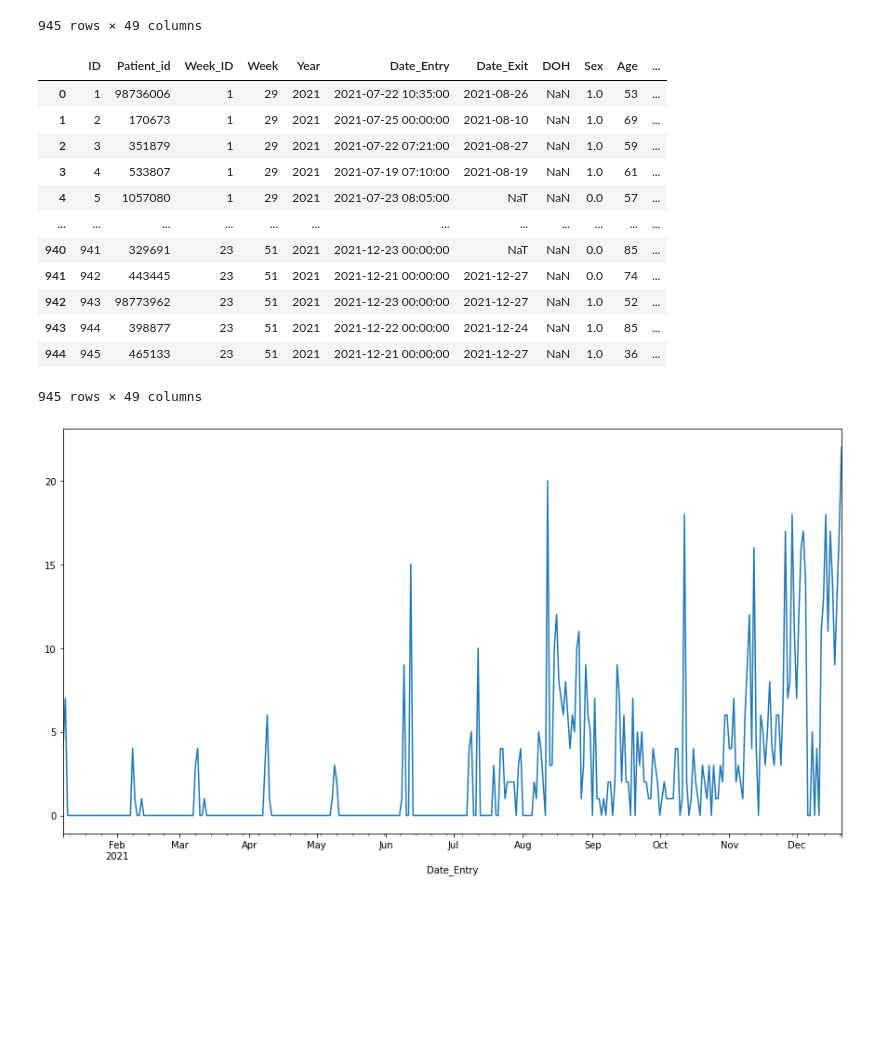
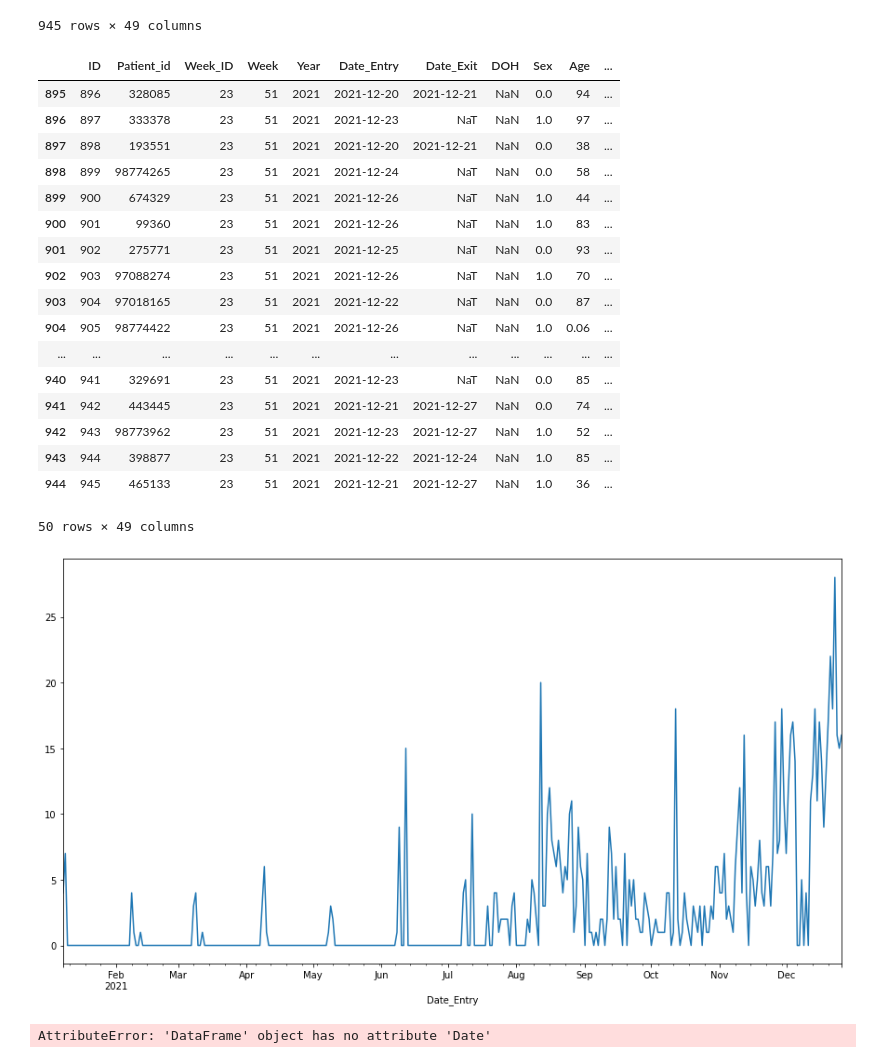
Before and after one commit to fccoelho/swiss_COVID19, a Jupyter notebook: Hospital data.ipynb, the cells around one changed output. Cells and saved outputs as stored; diff of their text form; code cells hidden in the pictures; blank space fills up the shorter version.

```diff
--- a/Hospital data.ipynb
+++ b/Hospital data.ipynb
@@ -56,23 +56,28 @@ df['Date_Entry'] = pd.to_datetime(df.Date_Entry,errors='coerce')
 df['Date_Exit'] = pd.to_datetime(df.Date_Exit,errors='coerce')
 # %%
 # df[['date_entry','Date_Entry', 'date_exit', 'Date_Exit']]
-df
+df.tail(50)
 # %% [output]
 |  | ID | Patient_id | Week_ID | Week | Year | Date_Entry | Date_Exit | DOH | Sex | Age | ... |
-| 0 | 1 | 98736006 | 1 | 29 | 2021 | 2021-07-22 10:35:00 | 2021-08-26 | NaN | 1.0 | 53 | ... |
-| 1 | 2 | 170673 | 1 | 29 | 2021 | 2021-07-25 00:00:00 | 2021-08-10 | NaN | 1.0 | 69 | ... |
-| 2 | 3 | 351879 | 1 | 29 | 2021 | 2021-07-22 07:21:00 | 2021-08-27 | NaN | 1.0 | 59 | ... |
-| 3 | 4 | 533807 | 1 | 29 | 2021 | 2021-07-19 07:10:00 | 2021-08-19 | NaN | 1.0 | 61 | ... |
-| 4 | 5 | 1057080 | 1 | 29 | 2021 | 2021-07-23 08:05:00 | NaT | NaN | 0.0 | 57 | ... |
+| 895 | 896 | 328085 | 23 | 51 | 2021 | 2021-12-20 | 2021-12-21 | NaN | 0.0 | 94 | ... |
+| 896 | 897 | 333378 | 23 | 51 | 2021 | 2021-12-23 | NaT | NaN | 1.0 | 97 | ... |
+| 897 | 898 | 193551 | 23 | 51 | 2021 | 2021-12-20 | 2021-12-21 | NaN | 0.0 | 38 | ... |
+| 898 | 899 | 98774265 | 23 | 51 | 2021 | 2021-12-24 | NaT | NaN | 0.0 | 58 | ... |
+| 899 | 900 | 674329 | 23 | 51 | 2021 | 2021-12-26 | NaT | NaN | 1.0 | 44 | ... |
+| 900 | 901 | 99360 | 23 | 51 | 2021 | 2021-12-26 | NaT | NaN | 1.0 | 83 | ... |
+| 901 | 902 | 275771 | 23 | 51 | 2021 | 2021-12-25 | NaT | NaN | 0.0 | 93 | ... |
+| 902 | 903 | 97088274 | 23 | 51 | 2021 | 2021-12-26 | NaT | NaN | 1.0 | 70 | ... |
+| 903 | 904 | 97018165 | 23 | 51 | 2021 | 2021-12-22 | NaT | NaN | 0.0 | 87 | ... |
+| 904 | 905 | 98774422 | 23 | 51 | 2021 | 2021-12-26 | NaT | NaN | 1.0 | 0.06 | ... |
 | ... | ... | ... | ... | ... | ... | ... | ... | ... | ... | ... | ... |
-| 940 | 941 | 329691 | 23 | 51 | 2021 | 2021-12-23 00:00:00 | NaT | NaN | 0.0 | 85 | ... |
-| 941 | 942 | 443445 | 23 | 51 | 2021 | 2021-12-21 00:00:00 | 2021-12-27 | NaN | 0.0 | 74 | ... |
-| 942 | 943 | 98773962 | 23 | 51 | 2021 | 2021-12-23 00:00:00 | 2021-12-27 | NaN | 1.0 | 52 | ... |
-| 943 | 944 | 398877 | 23 | 51 | 2021 | 2021-12-22 00:00:00 | 2021-12-24 | NaN | 1.0 | 85 | ... |
-| 944 | 945 | 465133 | 23 | 51 | 2021 | 2021-12-21 00:00:00 | 2021-12-27 | NaN | 1.0 | 36 | ... |
+| 940 | 941 | 329691 | 23 | 51 | 2021 | 2021-12-23 | NaT | NaN | 0.0 | 85 | ... |
+| 941 | 942 | 443445 | 23 | 51 | 2021 | 2021-12-21 | 2021-12-27 | NaN | 0.0 | 74 | ... |
+| 942 | 943 | 98773962 | 23 | 51 | 2021 | 2021-12-23 | 2021-12-27 | NaN | 1.0 | 52 | ... |
+| 943 | 944 | 398877 | 23 | 51 | 2021 | 2021-12-22 | 2021-12-24 | NaN | 1.0 | 85 | ... |
+| 944 | 945 | 465133 | 23 | 51 | 2021 | 2021-12-21 | 2021-12-27 | NaN | 1.0 | 36 | ... |
-945 rows × 49 columns
+50 rows × 49 columns
 # %%
-df.set_index('Date_Entry').loc[:'2021-12-21'].resample('D').count().Week.plot(figsize=(15,8));
+df.set_index('Date_Entry').loc[:'2021-12-31'].resample('D').count().Week.plot(figsize=(15,8));
 # %% [output]
-[figure, old version]
+[figure, new version]
 # %%
@@ -79,0 +85,4 @@ df.set_index('Date_Entry').loc[:'2021-12-21'].to_csv('Data_COV_w51_clean.csv')
+# %%
+df.Date.value_counts()
+# %% [output]
+AttributeError: 'DataFrame' object has no attribute 'Date'
```
Also changed, not shown: parts of 1 cell of this notebook, 2 other files.
